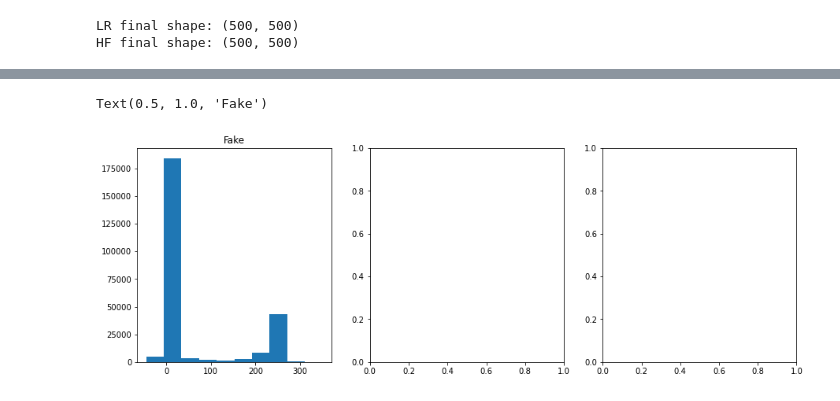
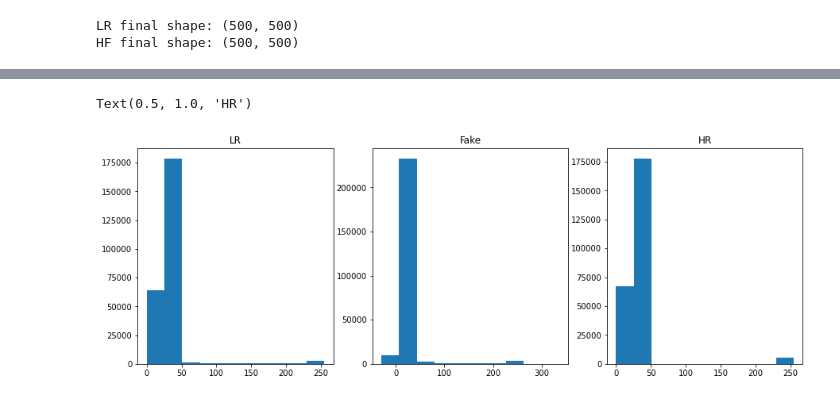
Before and after one commit to ccny-glasslab/Fires, a Jupyter notebook: Machine Learning/separate_enhancing_example.ipynb, the cells around one changed output, grey strips where cells are left out. Drawn from its saved outputs; the diff is of its cells as text; code cells hidden in the pictures.

```diff
--- a/Machine Learning/separate_enhancing_example.ipynb
+++ b/Machine Learning/separate_enhancing_example.ipynb
@@ -146,12 +146,17 @@ plt.show()
 # %%
 fig, ax = plt.subplots(1, 3, figsize=(15, 5))
 
-x = ax[0].hist(fake_image.ravel())
-ax[0].set_title('Fake')
-# print(HF.min(), HF.std(), HF.mean(), HF.max())
+x = ax[0].hist(lr_image.ravel())
+ax[0].set_title('LR')
+
+x = ax[1].hist(fake_image.ravel())
+ax[1].set_title('Fake')
+
+x = ax[2].hist(hr_image.ravel())
+ax[2].set_title('HR')
 # %% [output]
-Text(0.5, 1.0, 'Fake')
+Text(0.5, 1.0, 'HR')
-[figure, old version]
+[figure, new version]
 # %%
 df
 # %% [output]
```
Also changed, not shown: parts of 6 cells of this notebook, 4 other files.
